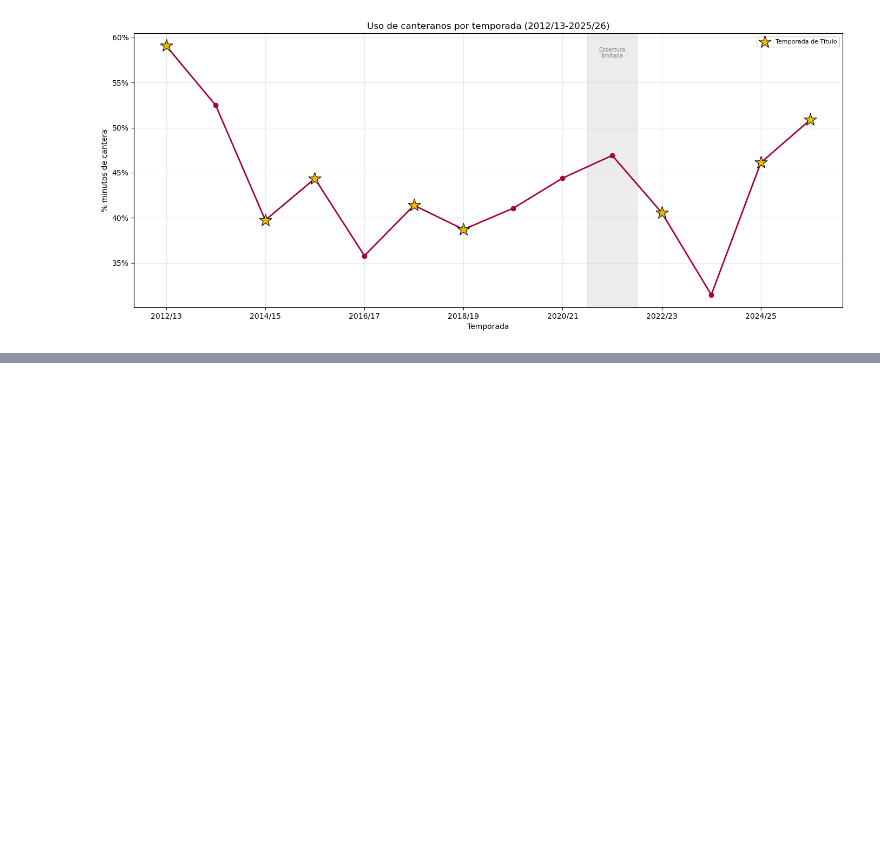
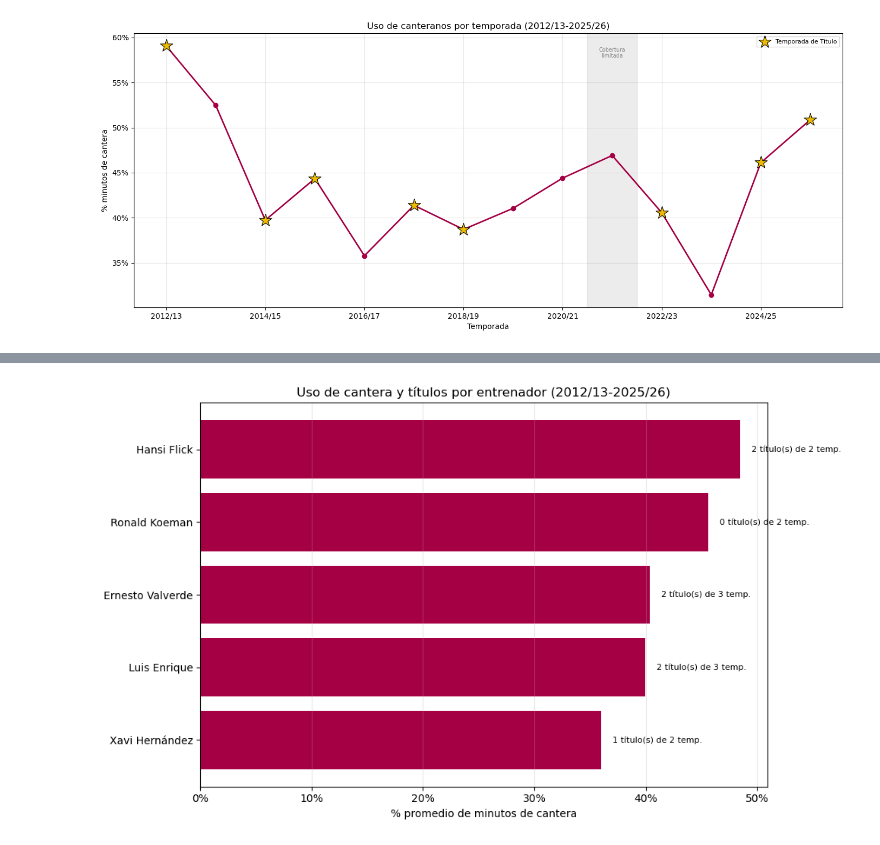
Before and after one commit to albertone448/always-barca, a Jupyter notebook: notebooks/03_analisis_cantera.ipynb, the cells around one changed output, grey strips where cells are left out. Saved outputs shown, nothing was run; the diff lists cells and outputs as text; code cells hidden in the pictures; blank space fills up the shorter version.

Commit message:
Cerrar Fase 2 completa: uso de canteranos, README, notas metodologicas y conclusiones del notebook

```diff
--- a/notebooks/03_analisis_cantera.ipynb
+++ b/notebooks/03_analisis_cantera.ipynb
@@ -325,3 +311,8 @@ La temporada 2020/21 muestra un total de minutos jugados notablemente menor (28,
 uso_cantera.to_csv('../data/processed/uso_cantera_temporada.csv', index=False)
 # %%
 df_maestro = pd.read_csv('../data/processed/df_maestro.csv', dtype={'temporada': str})
+# %%
+uso_cantera['temporada'] = uso_cantera['temporada'].astype(str)
+uso_cantera = uso_cantera.merge(df_maestro[['temporada', 'anio_inicio', 'entrenador_principal', 'rendimiento_relativo']], on='temporada')
+uso_cantera = uso_cantera.sort_values('anio_inicio')
+uso_cantera
@@ -358,0 +369,7 @@ plt.show()
+# %%
+cantera_entrenador = uso_cantera.groupby('entrenador_principal').agg(
+    temporadas=('temporada', 'count'),
+    porcentaje_cantera_promedio=('porcentaje_cantera', 'mean')
+).reset_index().sort_values('porcentaje_cantera_promedio', ascending=False)
+
+cantera_entrenador
@@ -358,0 +395,32 @@ plt.show()
+# %%
+cantera_titulos = uso_cantera.merge(df_maestro[['temporada', 'categoria_temporada']], on='temporada')
+
+entrenadores_2plus = cantera_entrenador[cantera_entrenador['temporadas'] >= 2]['entrenador_principal']
+
+resumen_cantera_titulos = cantera_titulos[cantera_titulos['entrenador_principal'].isin(entrenadores_2plus)].groupby(
+    'entrenador_principal'
+).agg(
+    temporadas=('temporada', 'count'),
+    porcentaje_cantera_promedio=('porcentaje_cantera', 'mean'),
+    titulos=('categoria_temporada', lambda x: (x == 'Título').sum())
+).reset_index().sort_values('porcentaje_cantera_promedio')
+
+fig, ax = plt.subplots(figsize=(10, 6))
+ax.barh(resumen_cantera_titulos['entrenador_principal'], resumen_cantera_titulos['porcentaje_cantera_promedio'], color='#a50044')
+
+for i, (pct, temp, tit) in enumerate(zip(
+    resumen_cantera_titulos['porcentaje_cantera_promedio'],
+    resumen_cantera_titulos['temporadas'],
+    resumen_cantera_titulos['titulos']
+)):
+    ax.text(pct + 0.01, i, f'{tit} título(s) de {temp} temp.', va='center', fontsize=8)
+
+ax.xaxis.set_major_formatter(FuncFormatter(lambda x, _: f'{x*100:.0f}%'))
+ax.set_xlabel('% promedio de minutos de cantera')
+ax.set_title('Uso de cantera y títulos por entrenador (2012/13-2025/26)')
+ax.grid(True, alpha=0.3, axis='x')
+plt.tight_layout()
+fig.savefig('../reports/figures/cantera_titulos_entrenador.png', dpi=150, bbox_inches='tight')
+plt.show()
+# %% [output]
+[figure, added]
```
Also changed, not shown: parts of 13 cells of this notebook, 4 other files.
